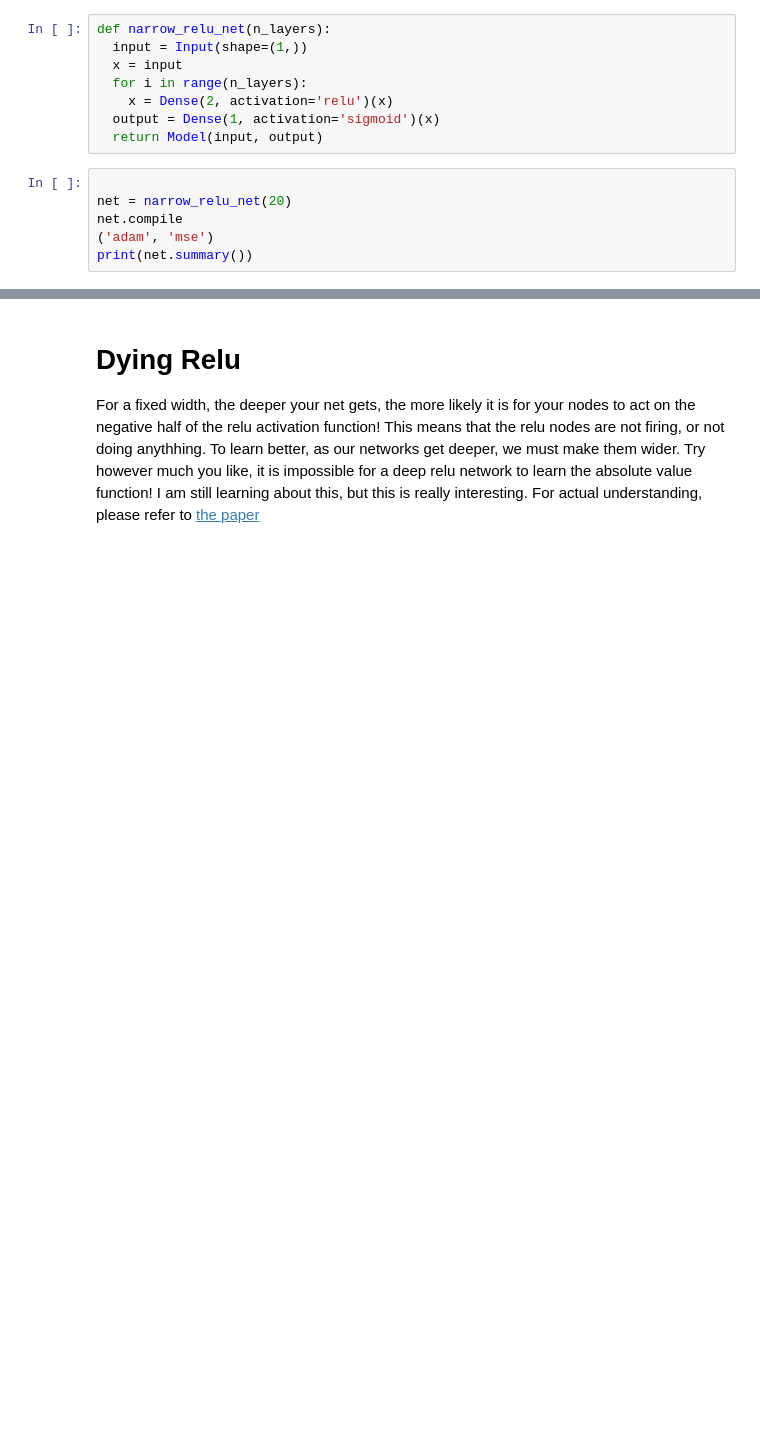
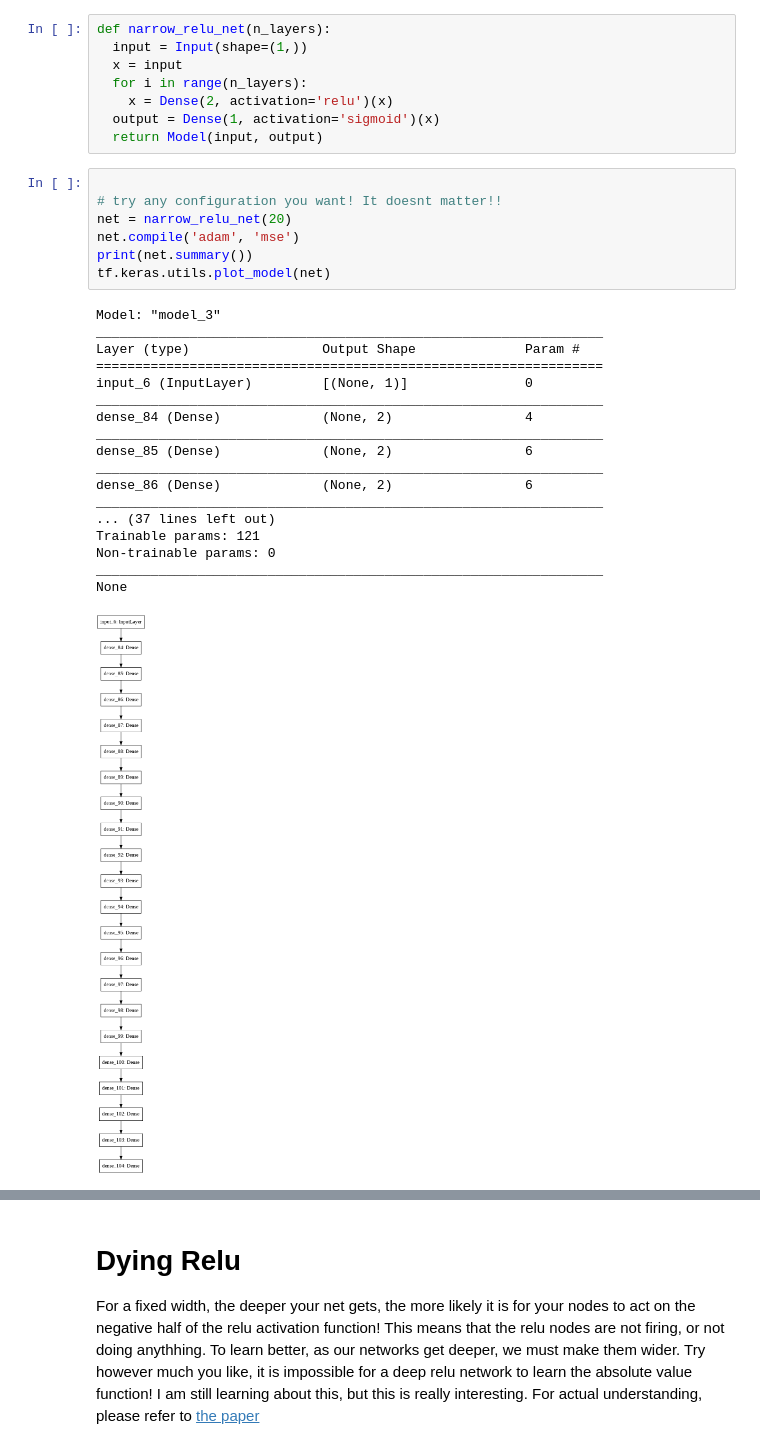
Before and after one commit to josephsdavid/Colab_Notebooks, a Jupyter notebook: DyingRelu.ipynb, the cells around one changed output, grey strips where cells are left out. Saved outputs shown, nothing was run; the diff lists cells and outputs as text; blank space fills up the shorter version.

```diff
--- a/DyingRelu.ipynb
+++ b/DyingRelu.ipynb
@@ -20,10 +20,30 @@ def narrow_relu_net(n_layers):
   return Model(input, output)
 # %%
 
+# try any configuration you want! It doesnt matter!!
 net = narrow_relu_net(20)
-net.compile
-('adam', 'mse')
+net.compile('adam', 'mse')
 print(net.summary())
+tf.keras.utils.plot_model(net)
+# %% [output]
+Model: "model_3"
+_________________________________________________________________
+Layer (type)                 Output Shape              Param #
+=================================================================
+input_6 (InputLayer)         [(None, 1)]               0
+_________________________________________________________________
+dense_84 (Dense)             (None, 2)                 4
+_________________________________________________________________
+dense_85 (Dense)             (None, 2)                 6
+_________________________________________________________________
+dense_86 (Dense)             (None, 2)                 6
+_________________________________________________________________
+... (37 lines left out)
+Trainable params: 121
+Non-trainable params: 0
+_________________________________________________________________
+None
+[figure, added]
 # %%
 x = np.linspace(start=-1, stop=1, num=5000)
 y=np.abs(x)
```
Also changed, not shown: parts of 2 cells of this notebook.
